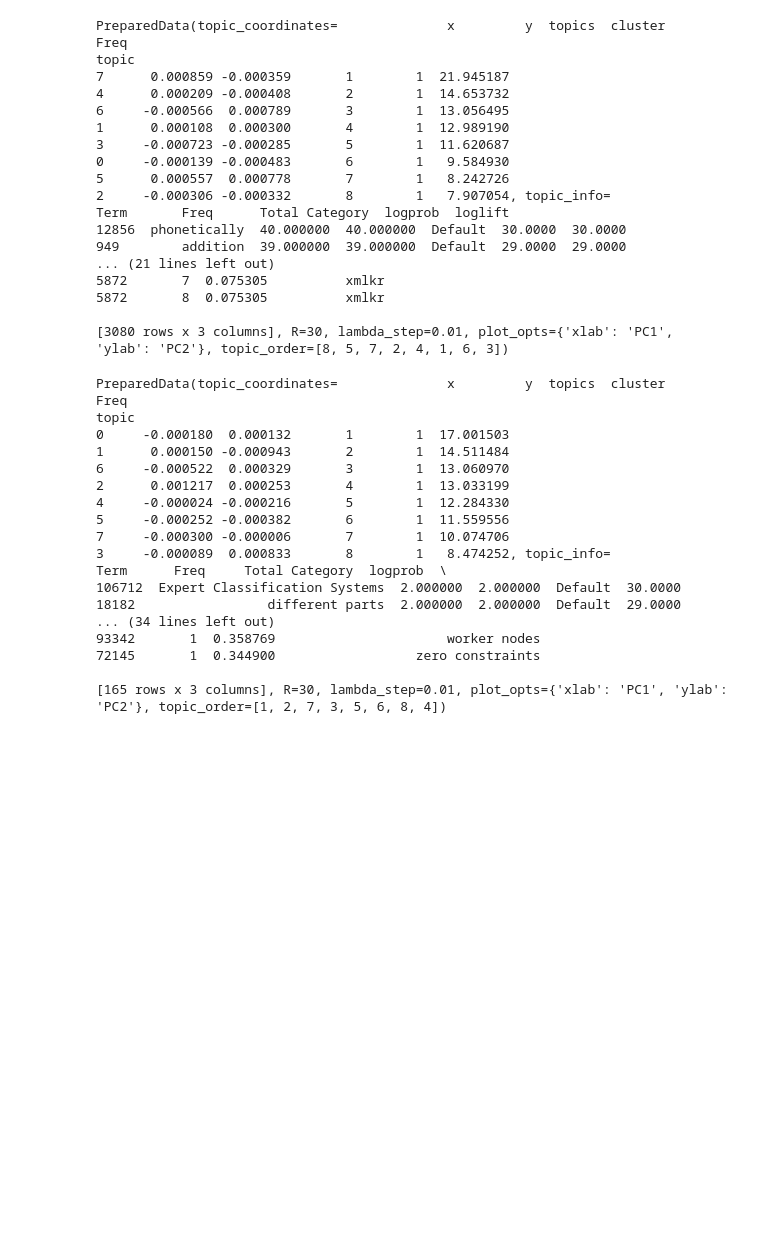
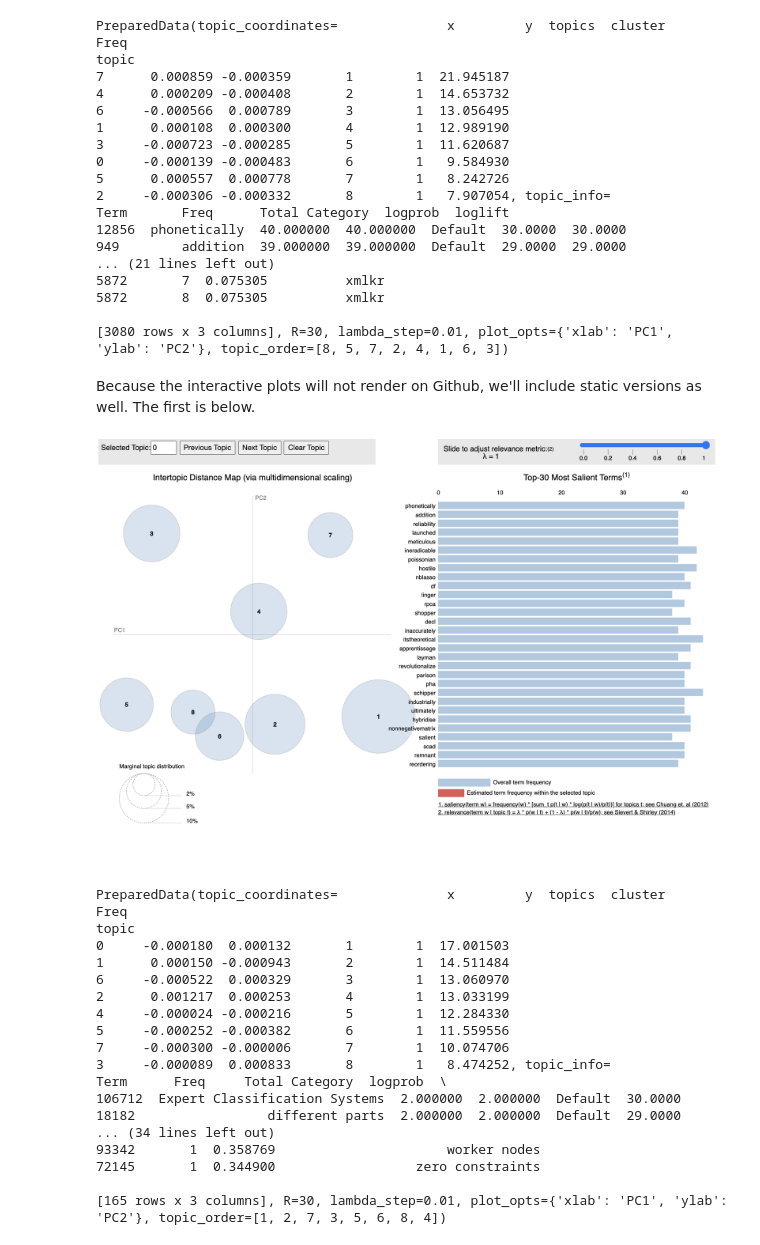
Before and after one commit to sanjibg01/CS410-project-team-trailblazers, a Jupyter notebook: arxiv/topic_model_search.ipynb, the cells around one changed output. Drawn from its saved outputs; the diff is of its cells as text; code cells hidden in the pictures; blank space fills up the shorter version.

Commit message:
md - add static versions of plots

```diff
--- a/arxiv/topic_model_search.ipynb
+++ b/arxiv/topic_model_search.ipynb
@@ -183,6 +183,13 @@ topic
 5872       8  0.075305          xmlkr
 
 [3080 rows x 3 columns], R=30, lambda_step=0.01, plot_opts={'xlab': 'PC1', 'ylab': 'PC2'}, topic_order=[8, 5, 7, 2, 4, 1, 6, 3])
+# %% [markdown]
+Because the interactive plots will not render on Github, we'll include static versions as well. The first is below.
+# %%
+from IPython.display import Image
+Image(filename='img/1.png')
+# %% [output]
+[figure, added]
 # %%
 pyLDAvis.enable_notebook()
 viz = pyLDAvis.gensim_models.prepare(mod2.model, mod2.corpus, mod2.dictionary)
```
Also changed, not shown: parts of 3 cells of this notebook, 4 other files.
